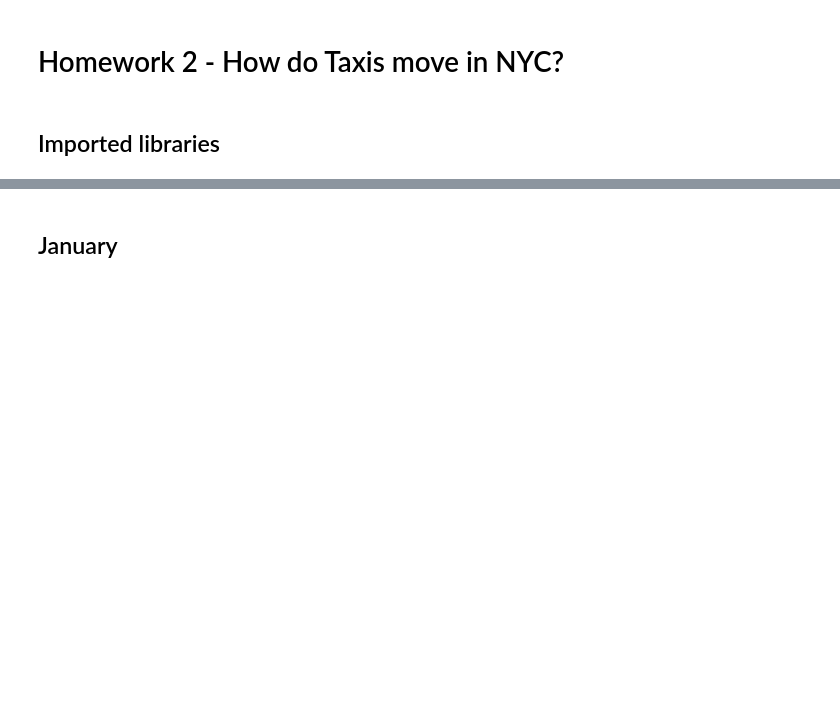
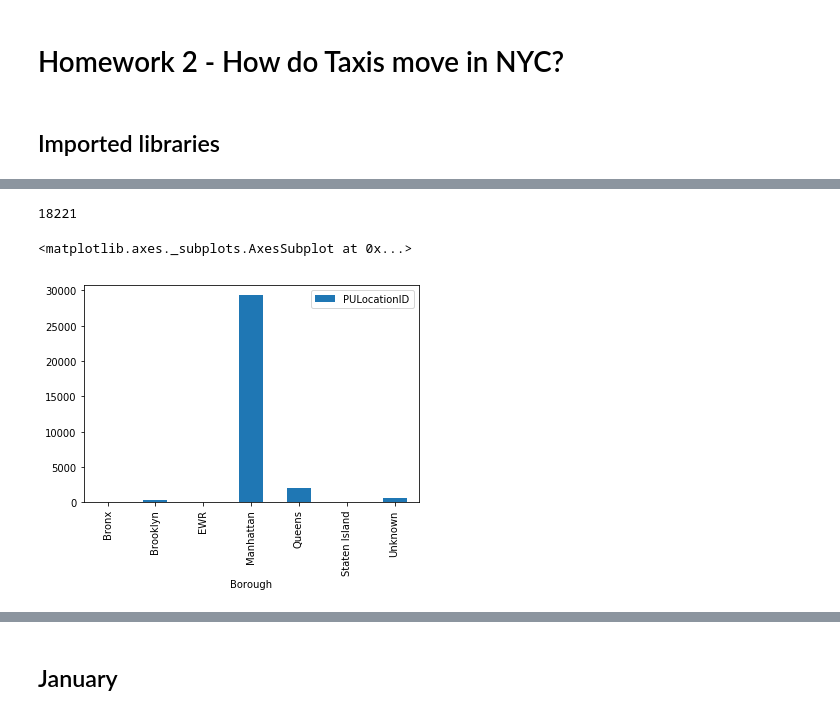
Before and after one commit to dusicastepic/ADMSecondHomework, a Jupyter notebook: AMDS - 2nd HW.ipynb, the cells around one changed output, grey strips where cells are left out. Cells and saved outputs as stored; diff of their text form; code cells hidden in the pictures; blank space fills up the shorter version.

```diff
--- a/AMDS - 2nd HW.ipynb
+++ b/AMDS - 2nd HW.ipynb
@@ -10,0 +140,6 @@ import our_lib
+# %%
+yellow_tripdata_january=pd.read_csv('data/yellow_tripdata_2018-01.csv',usecols=['PULocationID','tpep_pickup_datetime'],
+                                     parse_dates=['tpep_pickup_datetime'])
+
+merged = pd.merge(yellow_tripdata_january,taxi_zone_lookup, how="left",left_on="PULocationID",right_on="LocationID")
+#for numbers of day for each month
@@ -10,0 +169,2 @@ import our_lib
+# %%
+merged=merged[[merged.tpep_pickup_datetime[i].year==2018 for i in range(len(merged['tpep_pickup_datetime']))]]
@@ -10,0 +180,5 @@ import our_lib
+# %%
+num_of_days=merged.iloc[-1]['tpep_pickup_datetime'].day
+average_number_of_rides=merged.loc[:,['Borough','PULocationID']].groupby('Borough').count()/num_of_days
+
+average_number_of_rides
@@ -10,0 +195,10 @@ import our_lib
+# %%
+#What shall we do with this? :D
+len(merged[merged.Borough=='Unknown'])
+# %% [output]
+18221
+# %%
+average_number_of_rides.plot(kind='bar')
+# %% [output]
+<matplotlib.axes._subplots.AxesSubplot at 0x...>
+[figure, added]
```
Also changed, not shown: parts of 64 cells of this notebook, 2 other files.
